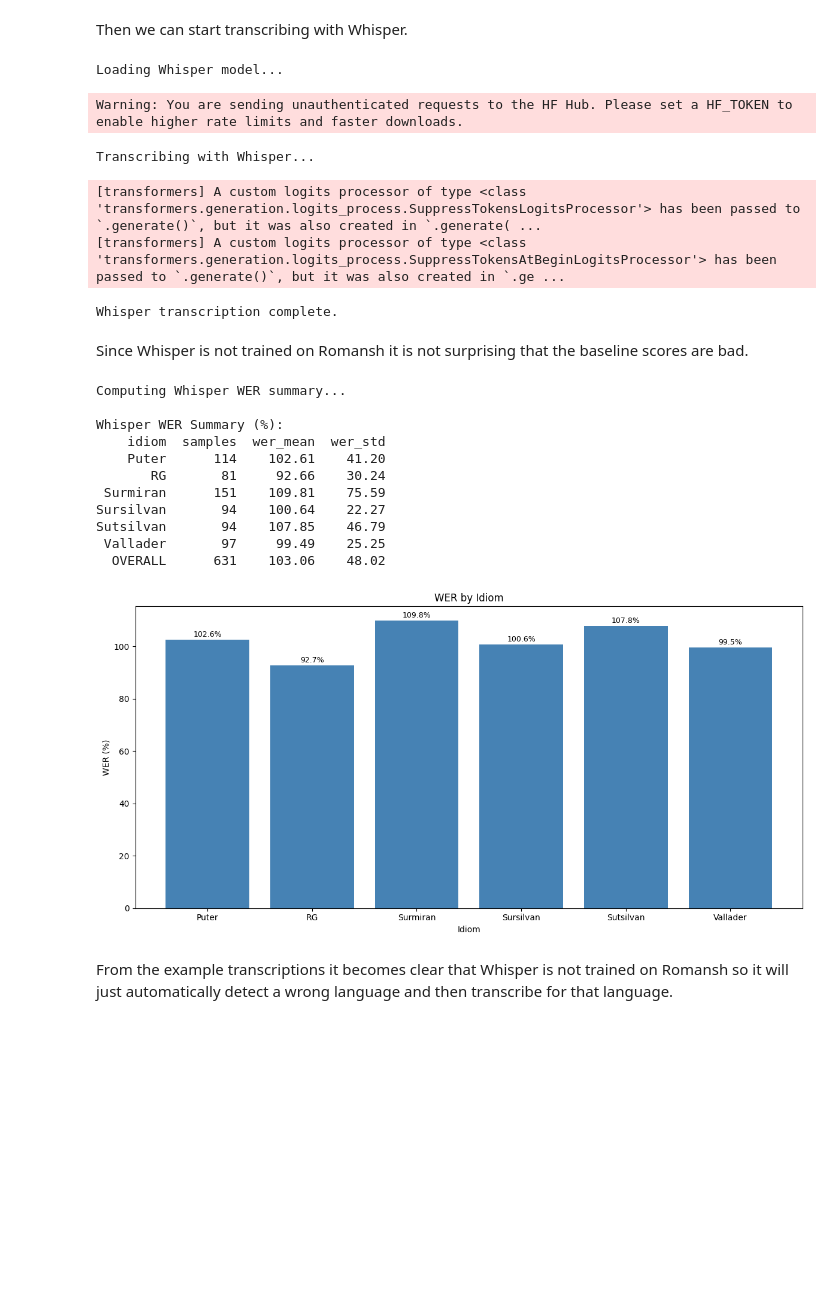
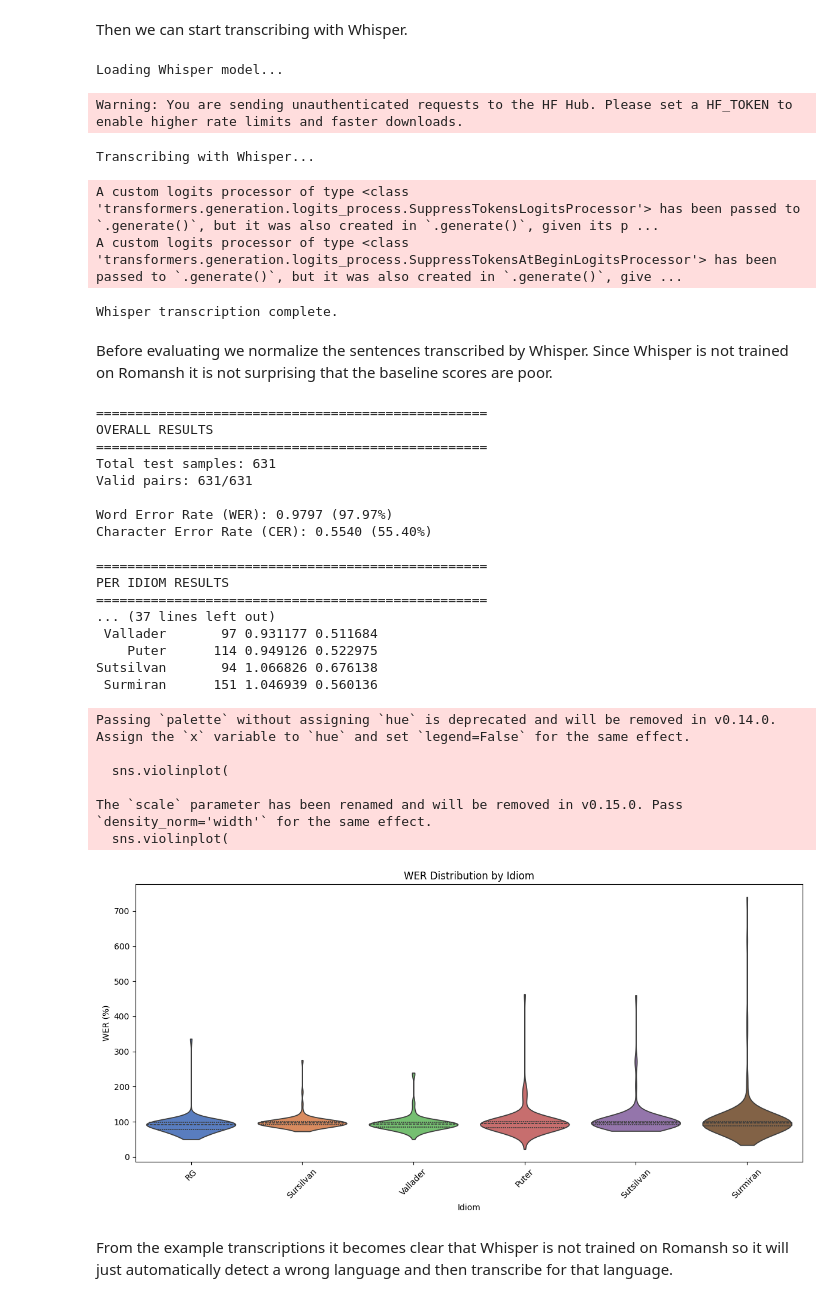
Before and after one commit to manueltuor/Romansh-ASR, a Jupyter notebook: whisper/notebooks/2_Baseline.ipynb, the cells around one changed output. Drawn from its saved outputs; the diff is of its cells as text; code cells hidden in the pictures; blank space fills up the shorter version.

Commit message:
whisper cleanup

```diff
--- a/whisper/notebooks/2_Baseline.ipynb
+++ b/whisper/notebooks/2_Baseline.ipynb
@@ -61,38 +66,53 @@ whisper_transcriptions = transcribe_whisper(
     device=DEVICE
 )
 
-df_test['whisper_transcription'] = whisper_transcriptions
+df_test['transcriptions'] = whisper_transcriptions
 print("Whisper transcription complete.")
 # %% [output]
 Loading Whisper model...
 Warning: You are sending unauthenticated requests to the HF Hub. Please set a HF_TOKEN to enable higher rate limits and faster downloads.
 Transcribing with Whisper...
-[transformers] A custom logits processor of type <class 'transformers.generation.logits_process.SuppressTokensLogitsProcessor'> has been passed to `.generate()`, but it was also created in `.generate( ...
-[transformers] A custom logits processor of type <class 'transformers.generation.logits_process.SuppressTokensAtBeginLogitsProcessor'> has been passed to `.generate()`, but it was also created in `.ge ...
+A custom logits processor of type <class 'transformers.generation.logits_process.SuppressTokensLogitsProcessor'> has been passed to `.generate()`, but it was also created in `.generate()`, given its p ...
+A custom logits processor of type <class 'transformers.generation.logits_process.SuppressTokensAtBeginLogitsProcessor'> has been passed to `.generate()`, but it was also created in `.generate()`, give ...
 Whisper transcription complete.
 # %% [markdown]
-Since Whisper is not trained on Romansh it is not surprising that the baseline scores are bad.
+Before evaluating we normalize the sentences transcribed by Whisper. Since Whisper is not trained on Romansh it is not surprising that the baseline scores are poor.
 # %%
-print("Computing Whisper WER summary...")
-whisper_summary, df_results = compute_wer_summary(df_test, 'whisper_transcription')
-print("\nWhisper WER Summary (%):")
-print(whisper_summary.to_string(index=False))
+df_test['transcriptions'] = df_test['transcriptions'].apply(normalize_romansh_text)
+references = df_test['sentence']
+transcriptions = df_test['transcriptions']
+idioms = df_test['idiom']
+
+summary_df, overall_wer, overall_cer, valid_pairs = compute_idiom_results(references, transcriptions, idioms)
+print_evaluation_results(summary_df, overall_wer, overall_cer, len(df_test['audio_path']), len(valid_pairs))
 # %% [output]
-Computing Whisper WER summary...
+==================================================
+OVERALL RESULTS
+==================================================
+Total test samples: 631
+Valid pairs: 631/631
 
-Whisper WER Summary (%):
-    idiom  samples  wer_mean  wer_std
-    Puter      114    102.61    41.20
-       RG       81     92.66    30.24
- Surmiran      151    109.81    75.59
-Sursilvan       94    100.64    22.27
-Sutsilvan       94    107.85    46.79
- Vallader       97     99.49    25.25
-  OVERALL      631    103.06    48.02
+Word Error Rate (WER): 0.9797 (97.97%)
+Character Error Rate (CER): 0.5540 (55.40%)
+
+==================================================
+PER IDIOM RESULTS
+==================================================
+... (37 lines left out)
+ Vallader       97 0.931177 0.511684
+    Puter      114 0.949126 0.522975
+Sutsilvan       94 1.066826 0.676138
+ Surmiran      151 1.046939 0.560136
 # %%
-plot_wer_comparison(whisper_summary)
+plot_wer_violin(references, transcriptions, idioms)
 # %% [output]
+Passing `palette` without assigning `hue` is deprecated and will be removed in v0.14.0. Assign the `x` variable to `hue` and set `legend=False` for the same effect.
+
+  sns.violinplot(
+
+The `scale` parameter has been renamed and will be removed in v0.15.0. Pass `density_norm='width'` for the same effect.
+  sns.violinplot(
-[figure, old version]
+[figure, new version]
 # %% [markdown]
 From the example transcriptions it becomes clear that Whisper is not trained on Romansh so it will just automatically detect a wrong language and then transcribe for that language.
 # %%
```
Also changed, not shown: parts of 4 cells of this notebook, 23 other files.
